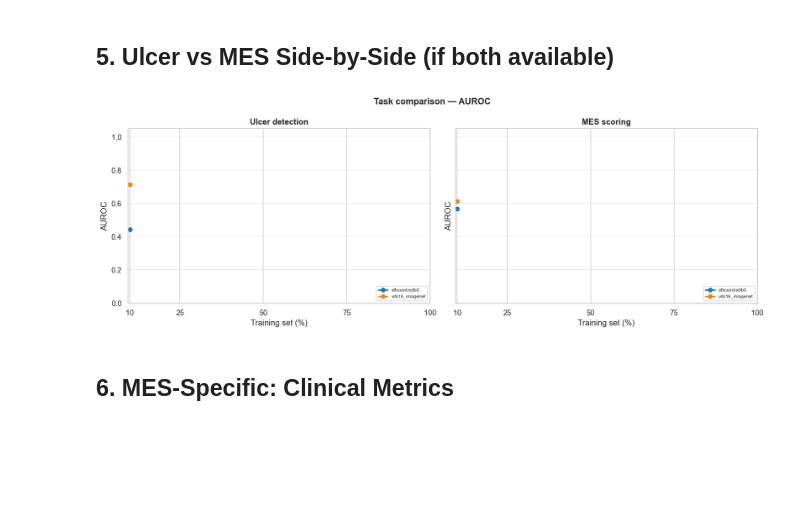
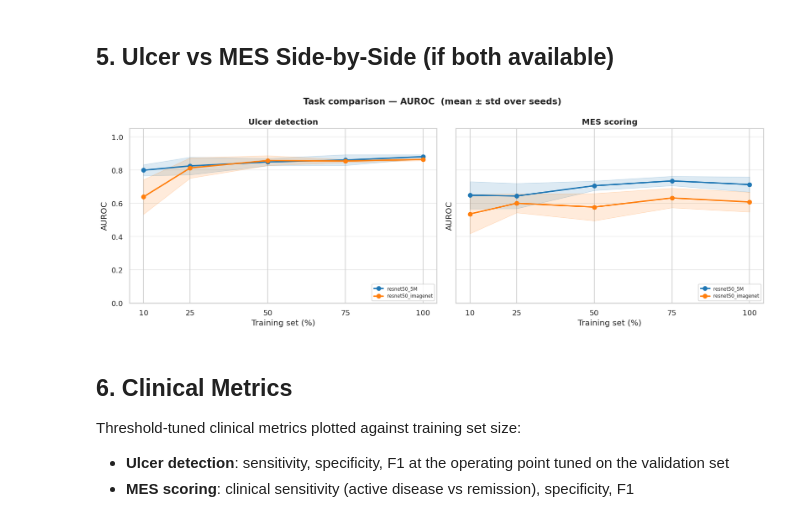
Before and after one commit to Gastroenterology-CRCHUM/data-efficiency-MES-Ulcer, a Jupyter notebook: notebooks/03_learning_curves.ipynb, the cells around one changed output. Saved outputs shown, nothing was run; the diff lists cells and outputs as text; code cells hidden in the pictures; blank space fills up the shorter version.

```diff
--- a/notebooks/03_learning_curves.ipynb
+++ b/notebooks/03_learning_curves.ipynb
@@ -41,3 +36,13 @@ HEAD_FILTER = ["linear"]
+# %%
+# Metrics to plot
+METRICS = ["auroc", "f1"]
+
+# Head types to include (None = all)
+HEAD_FILTER = ["linear"]
+
+# Models to include (None = all)
+MODEL_FILTER: list[str] | None = ["resnet50_5M", "resnet50_imagenet"]
+# MODEL_FILTER = ["vits16_imagenet", "efficientnetb0"]
 # %% [markdown]
 ## 1. Load Results
 # %%
@@ -228,10 +255,13 @@ plot_relative_gain(df_mes,   "MES scoring",     metric="auroc")
 # %% [markdown]
 ## 5. Ulcer vs MES Side-by-Side (if both available)
 # %%
-def plot_task_comparison(df_a: pd.DataFrame, label_a: str,
-                          df_b: pd.DataFrame, label_b: str,
-                          metric: str = "auroc",
-                          head_filter: list[str] | None = None) -> None:
+def plot_task_comparison(
+    df_a: pd.DataFrame, label_a: str,
+    df_b: pd.DataFrame, label_b: str,
+    metric: str = "auroc",
+    head_filter: list[str] | None = None,
+    model_filter: list[str] | None = None,
+) -> None:
     if df_a is None or df_b is None:
         print("Both task results needed for comparison.")
         return
@@ -240,42 +270,52 @@ def plot_task_comparison(df_a: pd.DataFrame, label_a: str,
     std_col  = f"{metric}_std"
 
     fig, (ax_a, ax_b) = plt.subplots(1, 2, figsize=(14, 5), sharey=True)
-    fig.suptitle(f"Task comparison — {metric.upper()}", fontsize=13, fontweight="bold")
+    fig.suptitle(
+        f"Task comparison — {metric.upper()}  (mean ± std over seeds)",
+        fontsize=13, fontweight="bold",
+    )
 
     colors = plt.get_cmap("tab10").colors
 
     for ax, df, label in [(ax_a, df_a, label_a), (ax_b, df_b, label_b)]:
         if head_filter:
             df = df[df["head_type"].isin(head_filter)]
+        if model_filter:
+            df = df[df["model"].isin(model_filter)]
         if mean_col not in df.columns:
             continue
-        models = df["model"].unique()
+        models    = df["model"].unique()
         color_map = {m: colors[i % len(colors)] for i, m in enumerate(models)}
 
         for model_name, grp in df.groupby("model"):
-            grp = grp.sort_values("subset_ratio")
-            x = grp["subset_ratio"] * 100
-            y = grp[mean_col]
+            grp   = grp.sort_values("subset_ratio")
+            x     = grp["subset_ratio"] * 100
+            y     = grp[mean_col]
             y_std = grp[std_col] if std_col in grp.columns else 0
             color = color_map[model_name]
             ax.plot(x, y, marker="o", label=model_name, linewidth=2, color=color)
             ax.fill_between(x, y - y_std, y + y_std, color=color, alpha=0.15)
 
         ax.set_title(label, fontweight="bold")
         ax.set_xlabel("Training set (%)")
         ax.set_ylabel(metric.upper())
         ax.set_ylim(0, 1.05)
         ax.set_xticks([10, 25, 50, 75, 100])
         ax.grid(axis="y", alpha=0.4)
         ax.legend(loc="lower right", fontsize=7)
 
     fig.tight_layout()
     plt.show()
 
 plot_task_comparison(df_ulcer, "Ulcer detection", df_mes, "MES scoring",
-                     metric="auroc", head_filter=HEAD_FILTER)
+                     metric="auroc", head_filter=HEAD_FILTER, model_filter=MODEL_FILTER)
 # %% [output]
-[figure, old version]
+[figure, new version]
-# %% [markdown]
-## 6. MES-Specific: Clinical Metrics
+# %% [markdown]
+## 6. Clinical Metrics
+
+Threshold-tuned clinical metrics plotted against training set size:
+
+- **Ulcer detection**: sensitivity, specificity, F1 at the operating point tuned on the validation set
+- **MES scoring**: clinical sensitivity (active disease vs remission), specificity, F1
 # %%
```
Also changed, not shown: parts of 8 cells of this notebook, 37 other files.
